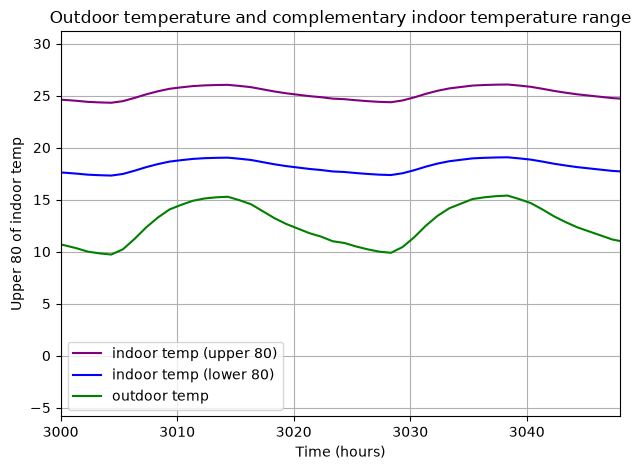
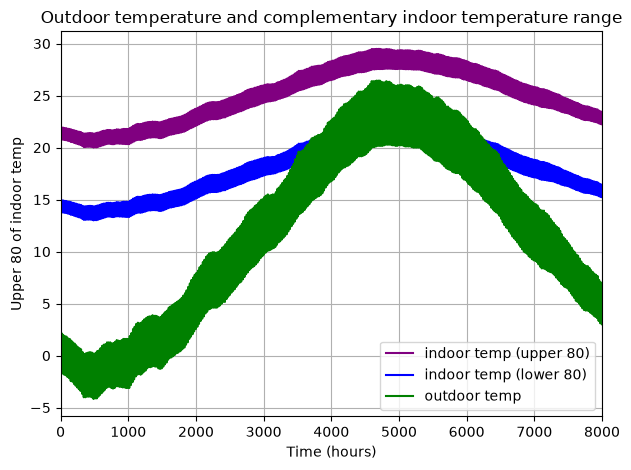
Code edit (unified diff) that turned the first committed figure into the second:
--- before
+++ after
@@ -33,5 +33,5 @@
 
 ax.legend()
-plt.xlim(3000, 3048)
+plt.xlim(0, 8000)
 plt.tight_layout()
 plt.show()

Commit: notes on next steps